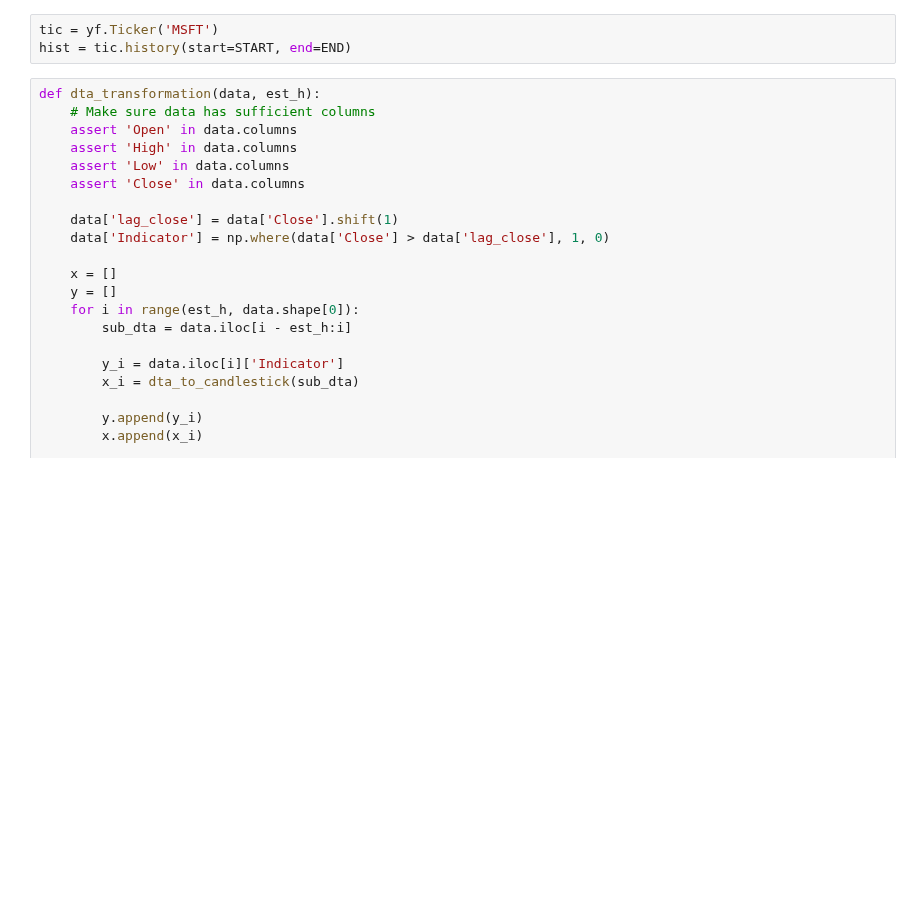
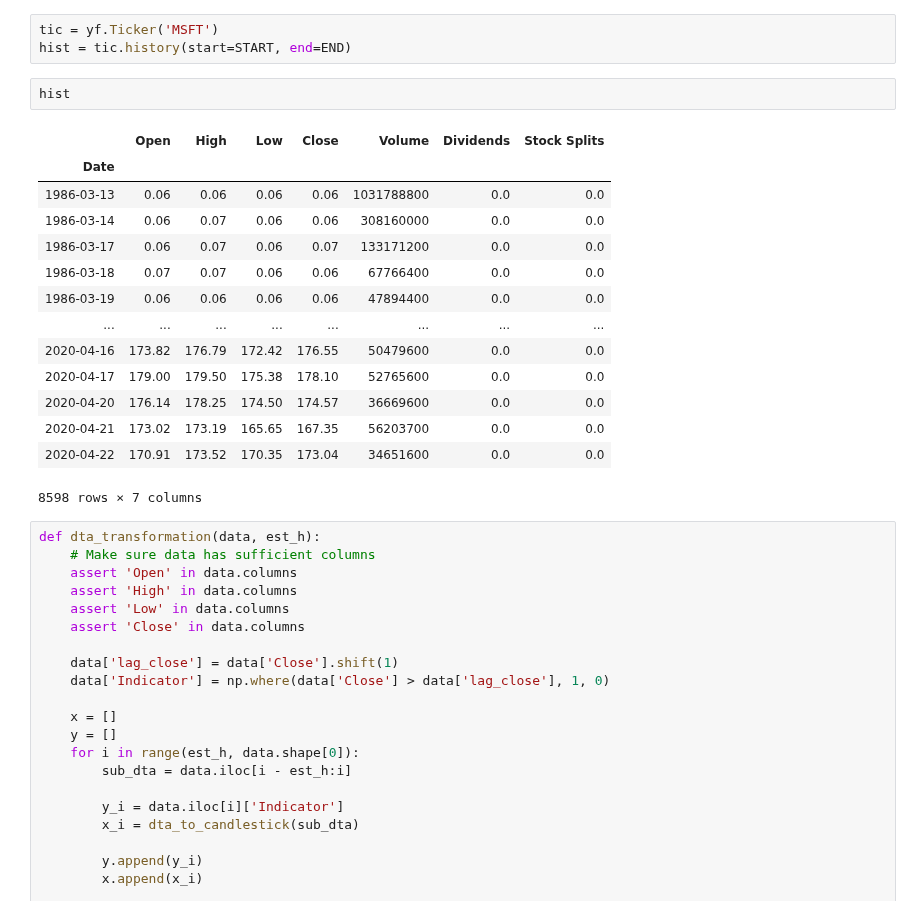
Before and after one commit to HaochengYe/Backtesting, a Jupyter notebook: Test.ipynb, the cells around one changed output. Saved outputs shown, nothing was run; the diff lists cells and outputs as text; blank space fills up the shorter version.

```diff
--- a/Test.ipynb
+++ b/Test.ipynb
@@ -54,6 +54,23 @@ END = datetime(2020, 4, 23)
 # %%
 tic = yf.Ticker('MSFT')
 hist = tic.history(start=START, end=END)
+# %%
+hist
+# %% [output]
+|  | Open | High | Low | Close | Volume | Dividends | Stock Splits |
+| Date |  |  |  |  |  |  |  |
+| 1986-03-13 | 0.06 | 0.06 | 0.06 | 0.06 | 1031788800 | 0.0 | 0.0 |
+| 1986-03-14 | 0.06 | 0.07 | 0.06 | 0.06 | 308160000 | 0.0 | 0.0 |
+| 1986-03-17 | 0.06 | 0.07 | 0.06 | 0.07 | 133171200 | 0.0 | 0.0 |
+| 1986-03-18 | 0.07 | 0.07 | 0.06 | 0.06 | 67766400 | 0.0 | 0.0 |
+| 1986-03-19 | 0.06 | 0.06 | 0.06 | 0.06 | 47894400 | 0.0 | 0.0 |
+| ... | ... | ... | ... | ... | ... | ... | ... |
+| 2020-04-16 | 173.82 | 176.79 | 172.42 | 176.55 | 50479600 | 0.0 | 0.0 |
+| 2020-04-17 | 179.00 | 179.50 | 175.38 | 178.10 | 52765600 | 0.0 | 0.0 |
+| 2020-04-20 | 176.14 | 178.25 | 174.50 | 174.57 | 36669600 | 0.0 | 0.0 |
+| 2020-04-21 | 173.02 | 173.19 | 165.65 | 167.35 | 56203700 | 0.0 | 0.0 |
+| 2020-04-22 | 170.91 | 173.52 | 170.35 | 173.04 | 34651600 | 0.0 | 0.0 |
+8598 rows × 7 columns
 # %%
 def dta_transformation(data, est_h):
     # Make sure data has sufficient columns
```
Also changed, not shown: parts of 4 cells of this notebook, 3 other files.
